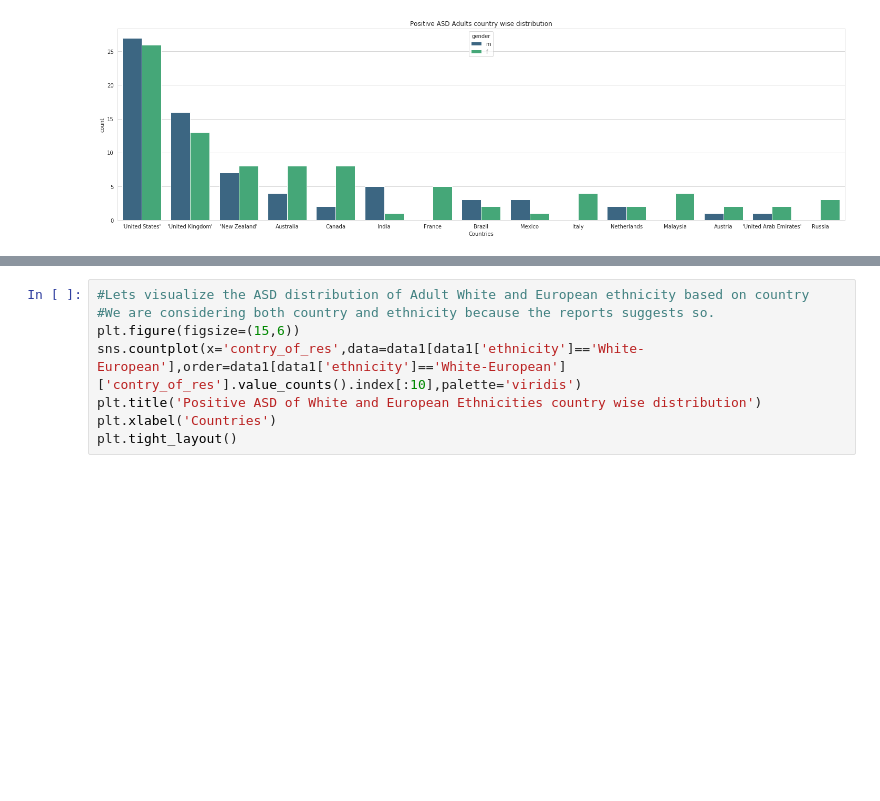
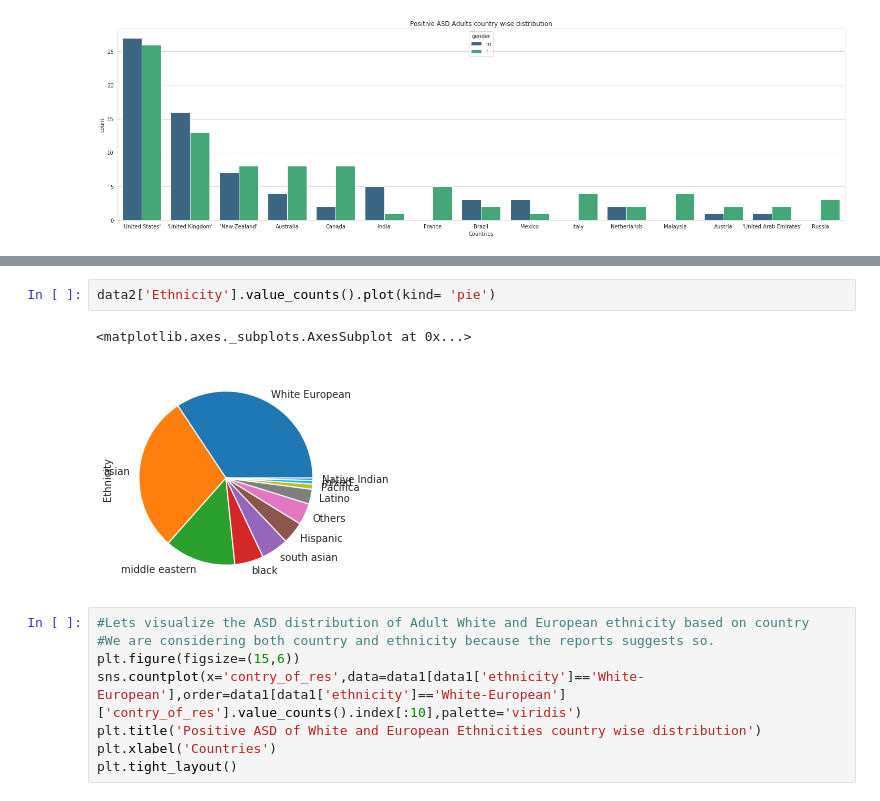
Before and after one commit to Sreesudham/CLOUDPROJECT, a Jupyter notebook: autismprediction.ipynb, the cells around one changed output, grey strips where cells are left out. Drawn from its saved outputs; the diff is of its cells as text; blank space fills up the shorter version.

```diff
--- a/autismprediction.ipynb
+++ b/autismprediction.ipynb
@@ -157,3 +156,8 @@ Name: Ethnicity, dtype: int64
+# %%
+data2['Ethnicity'].value_counts().plot(kind= 'pie')
+# %% [output]
+<matplotlib.axes._subplots.AxesSubplot at 0x...>
+[figure, added]
 # %%
 #Lets visualize the ASD distribution of Adult White and European ethnicity based on country
 #We are considering both country and ethnicity because the reports suggests so.
```
Also changed, not shown: parts of 2 cells of this notebook.
